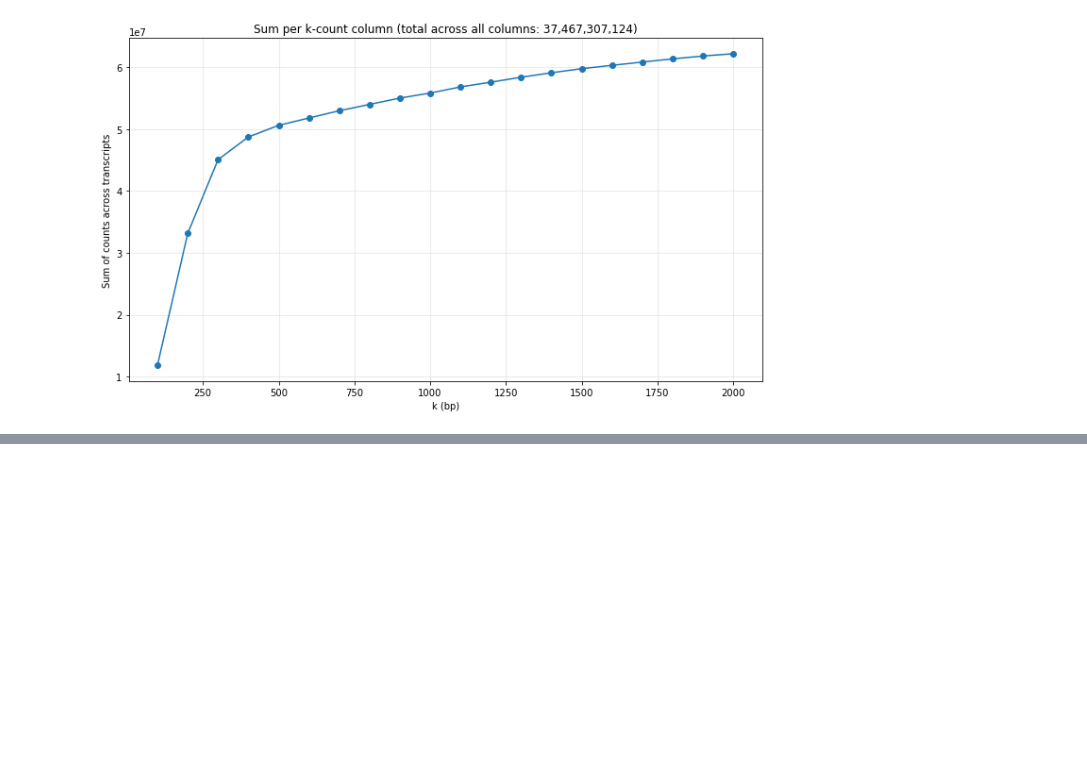
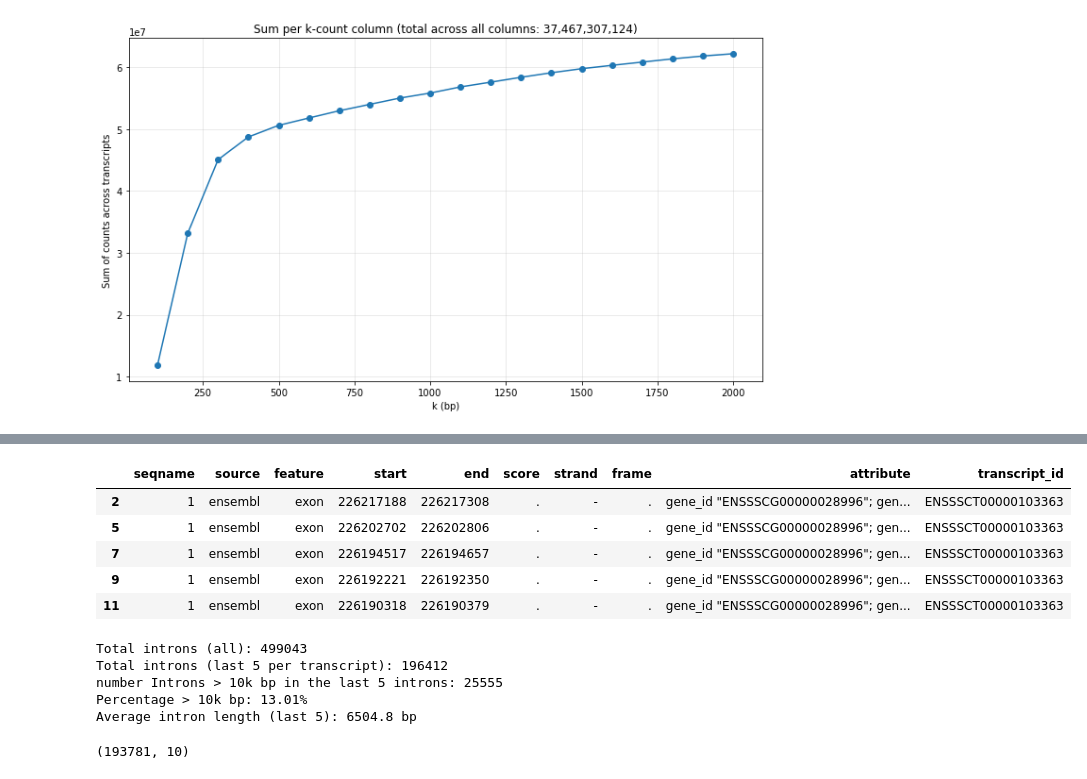
Before and after one commit to tolgatabanli/scCount_gobi, a Jupyter notebook: prototyping/playground.ipynb, the cells around one changed output, grey strips where cells are left out. Cells and saved outputs as stored; diff of their text form; code cells hidden in the pictures; blank space fills up the shorter version.

```diff
--- a/prototyping/playground.ipynb
+++ b/prototyping/playground.ipynb
@@ -209,3 +209,7 @@ plt.tight_layout()
 plt.show()
 # %% [output]
 [figure]
+# %%
+import pandas as pd
+gtf = pd.read_csv('../data/Sus_scrofa.Sscrofa11.1.gtf', sep='\t', comment='#', header=None, names=['seqname', 'source', 'feature', 'start', 'end', 'score', 'strand', 'frame', 'attribute'])
+gtf.head()
@@ -211,0 +223,53 @@ plt.show()
+# %%
+exons = gtf[gtf['feature'] == 'exon'].copy()
+exons['transcript_id'] = exons['attribute'].str.extract(r'transcript_id "([^"]+)"')
+exons.head()
+# %% [output]
+|  | seqname | source | feature | start | end | score | strand | frame | attribute | transcript_id |
+| 2 | 1 | ensembl | exon | 226217188 | 226217308 | . | - | . | gene_id "ENSSSCG00000028996"; gen... | ENSSSCT00000103363 |
+| 5 | 1 | ensembl | exon | 226202702 | 226202806 | . | - | . | gene_id "ENSSSCG00000028996"; gen... | ENSSSCT00000103363 |
+| 7 | 1 | ensembl | exon | 226194517 | 226194657 | . | - | . | gene_id "ENSSSCG00000028996"; gen... | ENSSSCT00000103363 |
+| 9 | 1 | ensembl | exon | 226192221 | 226192350 | . | - | . | gene_id "ENSSSCG00000028996"; gen... | ENSSSCT00000103363 |
+| 11 | 1 | ensembl | exon | 226190318 | 226190379 | . | - | . | gene_id "ENSSSCG00000028996"; gen... | ENSSSCT00000103363 |
+# %%
+# Sort by transcript_id AND genomic position
+exons = exons.sort_values(["transcript_id", "seqname", "start", "end"])
+
+introns = []
+last_5_introns = []
+transcripts_last_5_introns_bigger_than_10k = set()
+for tx, group in exons.groupby("transcript_id"):
+    if len(group) < 2:
+        continue
+
+    # Intron starts right after previous exon ends
+    starts = group["end"].values[:-1] + 1
+    # Intron ends right before next exon starts
+    ends = group["start"].values[1:] - 1
+    lengths = ends - starts + 1
+
+    introns.extend(lengths)
+    # Take only the last 5 introns (or fewer if transcript has less than 5)
+    last_5_introns.extend(lengths[-5:])
+ # Track transcripts with any intron > 10k bp in the last 5
+    if any(x > 10000 for x in lengths[-5:]):
+        transcripts_last_5_introns_bigger_than_10k.add(tx)
+
+longer_then_10k = [x for x in last_5_introns if x > 10000]
+average_intron_length = sum(last_5_introns) / len(last_5_introns)
+print(f"Total introns (all): {len(introns)}")
+print(f"Total introns (last 5 per transcript): {len(last_5_introns)}")
+print(f"number Introns > 10k bp in the last 5 introns: {len(longer_then_10k)}")
+print(f"Percentage > 10k bp: {len(longer_then_10k) / len(last_5_introns):.2%}")
+print(f"Average intron length (last 5): {average_intron_length:.1f} bp")
+# %% [output]
+Total introns (all): 499043
+Total introns (last 5 per transcript): 196412
+number Introns > 10k bp in the last 5 introns: 25555
+Percentage > 10k bp: 13.01%
+Average intron length (last 5): 6504.8 bp
+# %%
+transcripts = exons[exons["transcript_id"].isin(transcripts_last_5_introns_bigger_than_10k)]
+transcripts.shape
+# %% [output]
+(193781, 10)
```
Also changed, not shown: parts of 3 cells of this notebook, 1 other file.
